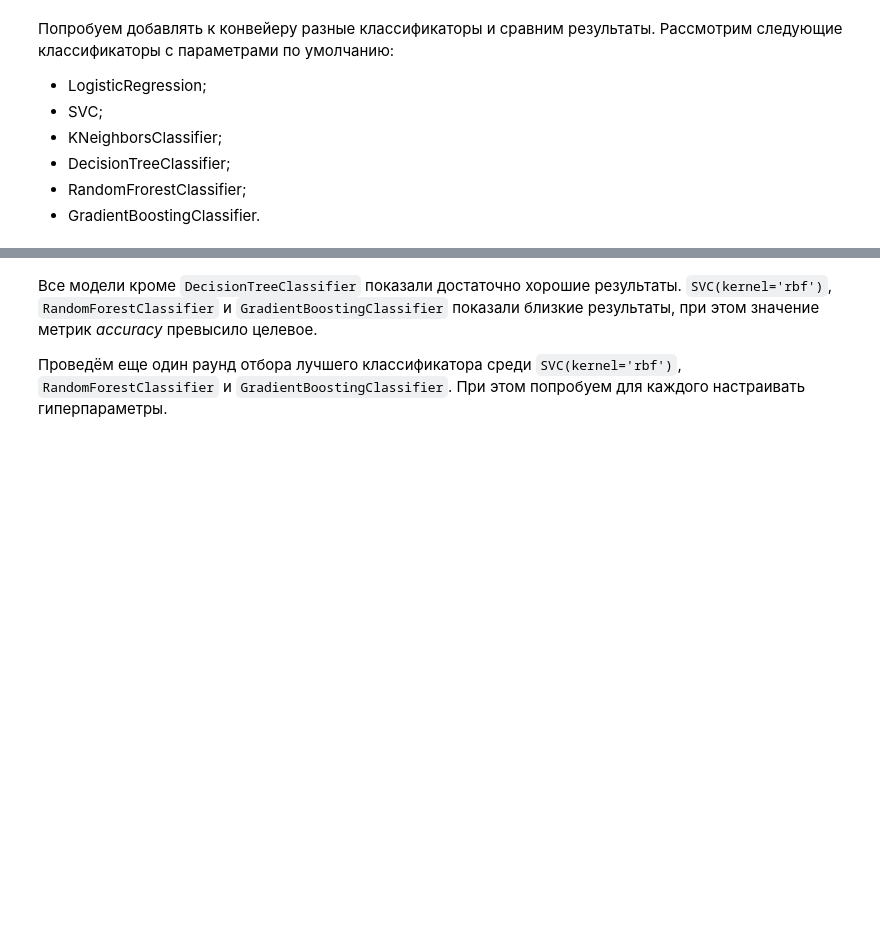
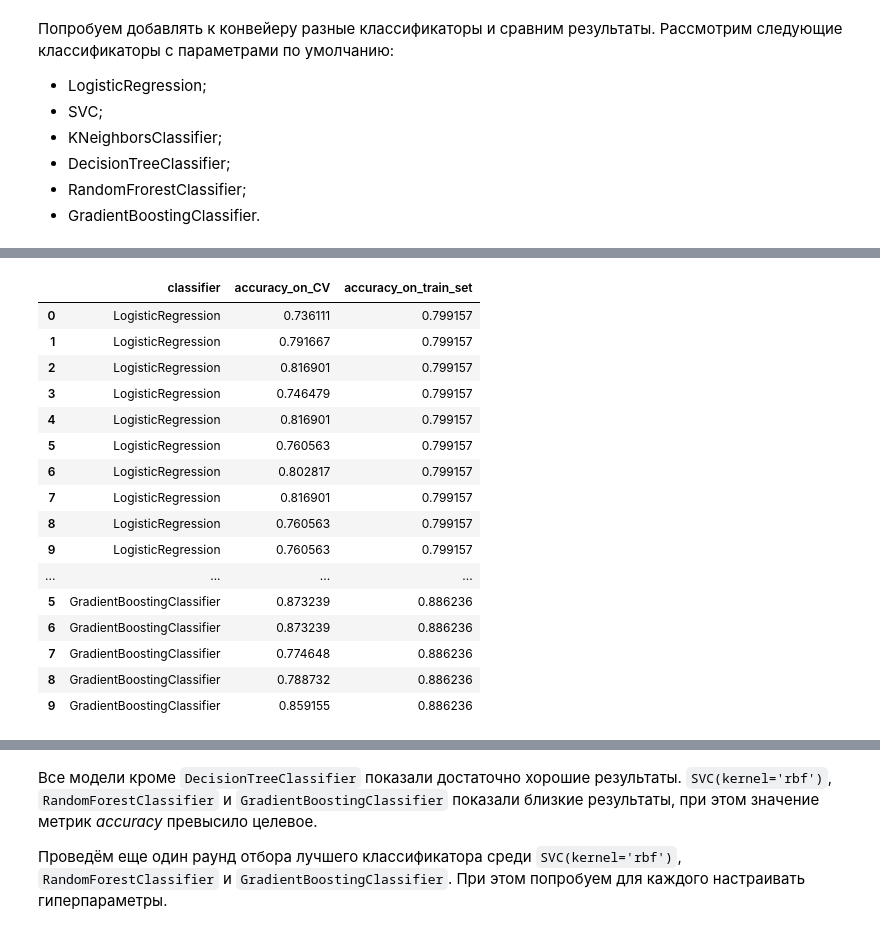
Before and after one commit to AlekseiBogachev/Titanic-Machine-Learning-from-Disaster, a Jupyter notebook: sources/Titanic-Machine-Learning-from-Disaster.ipynb, the cells around one changed output, grey strips where cells are left out. Saved outputs shown, nothing was run; the diff lists cells and outputs as text; code cells hidden in the pictures; blank space fills up the shorter version.

```diff
--- a/sources/Titanic-Machine-Learning-from-Disaster.ipynb
+++ b/sources/Titanic-Machine-Learning-from-Disaster.ipynb
@@ -1523,0 +1532,20 @@ plt.show()
+# %%
+scores
+# %% [output]
+|  | classifier | accuracy_on_CV | accuracy_on_train_set |
+| 0 | LogisticRegression | 0.736111 | 0.799157 |
+| 1 | LogisticRegression | 0.791667 | 0.799157 |
+| 2 | LogisticRegression | 0.816901 | 0.799157 |
+| 3 | LogisticRegression | 0.746479 | 0.799157 |
+| 4 | LogisticRegression | 0.816901 | 0.799157 |
+| 5 | LogisticRegression | 0.760563 | 0.799157 |
+| 6 | LogisticRegression | 0.802817 | 0.799157 |
+| 7 | LogisticRegression | 0.816901 | 0.799157 |
+| 8 | LogisticRegression | 0.760563 | 0.799157 |
+| 9 | LogisticRegression | 0.760563 | 0.799157 |
+| ... | ... | ... | ... |
+| 5 | GradientBoostingClassifier | 0.873239 | 0.886236 |
+| 6 | GradientBoostingClassifier | 0.873239 | 0.886236 |
+| 7 | GradientBoostingClassifier | 0.774648 | 0.886236 |
+| 8 | GradientBoostingClassifier | 0.788732 | 0.886236 |
+| 9 | GradientBoostingClassifier | 0.859155 | 0.886236 |
```
Also changed, not shown: parts of 8 cells of this notebook.
